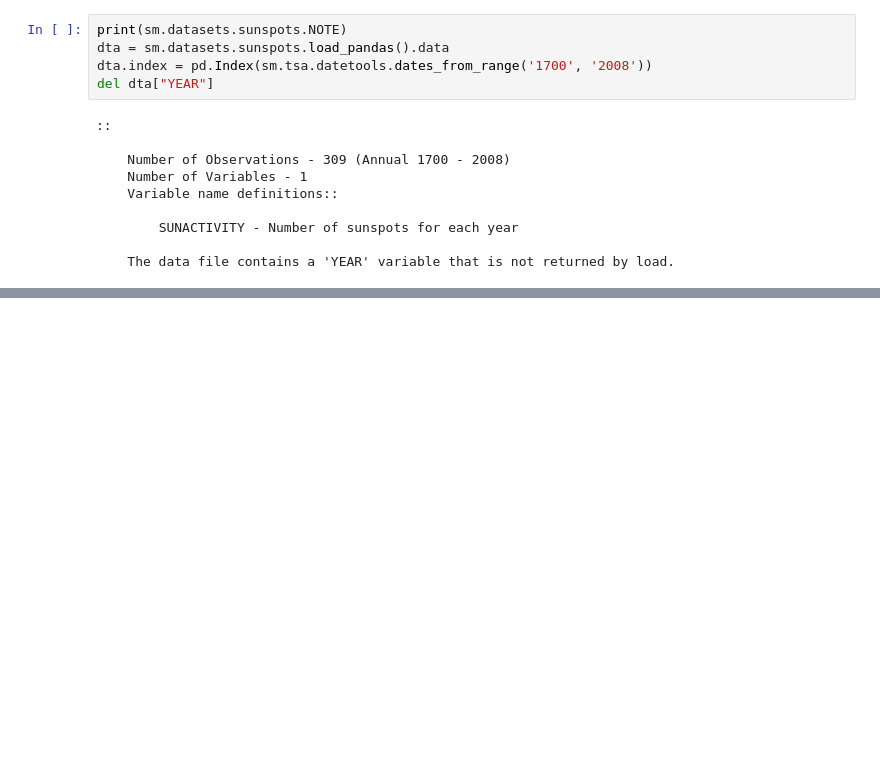
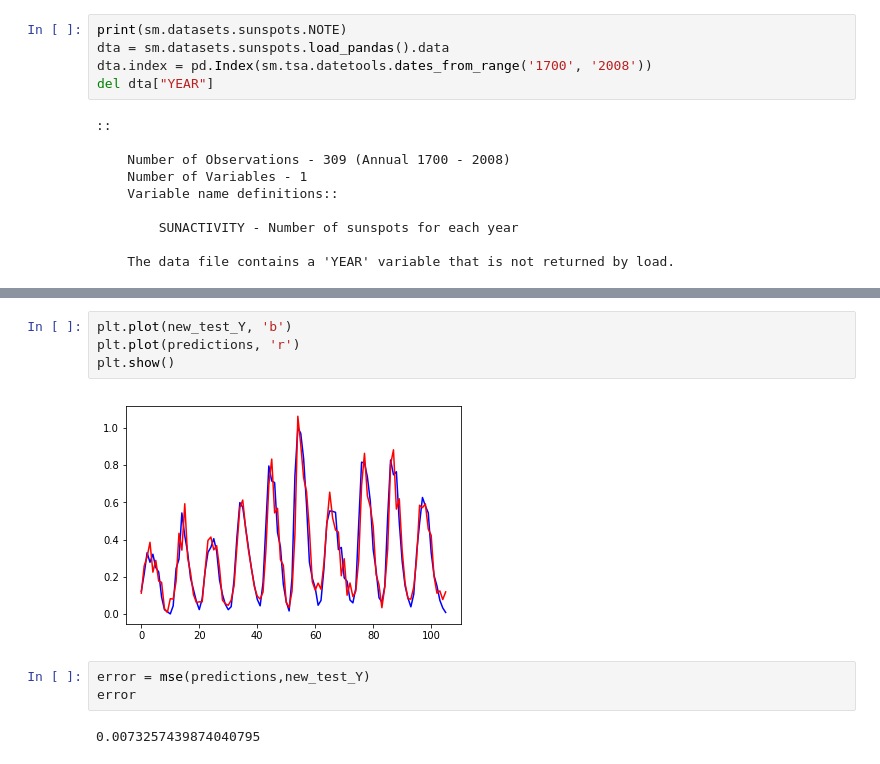
Before and after one commit to lafengxiaoyu/ENN, a Jupyter notebook: sunspot/ann_sunspot.ipynb, the cells around one changed output, grey strips where cells are left out. Cells and saved outputs as stored; diff of their text form; blank space fills up the shorter version.

```diff
--- a/sunspot/ann_sunspot.ipynb
+++ b/sunspot/ann_sunspot.ipynb
@@ -72,0 +139,11 @@ NameError: name 'Sequential' is not defined
+# %%
+plt.plot(new_test_Y, 'b')
+plt.plot(predictions, 'r')
+plt.show()
+# %% [output]
+[figure, added]
+# %%
+error = mse(predictions,new_test_Y)
+error
+# %% [output]
+0.0073257439874040795
```
Also changed, not shown: parts of 13 cells of this notebook.
